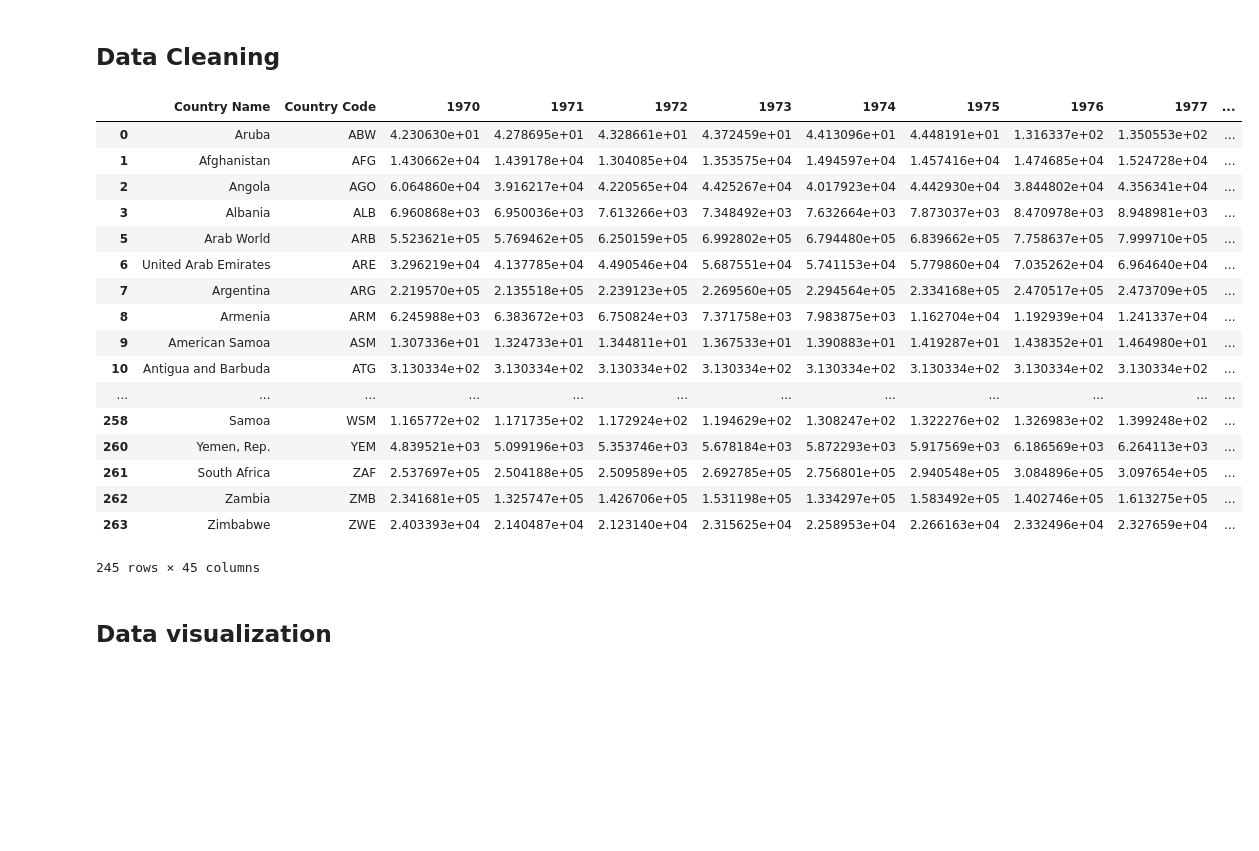
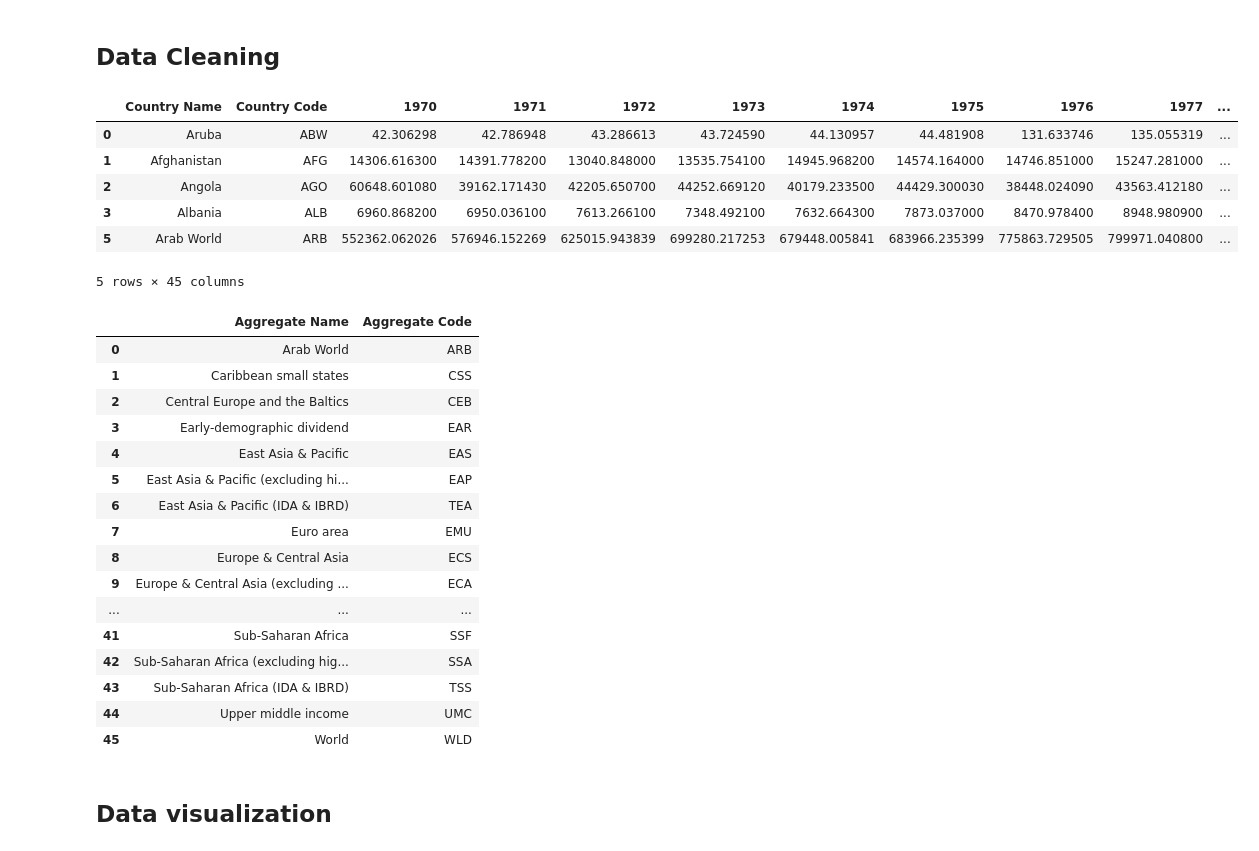
Before and after one commit to jasonrwang/ghg_analytics, a Jupyter notebook: ghg_analytics.ipynb, the cells around one changed output. Drawn from its saved outputs; the diff is of its cells as text; code cells hidden in the pictures; blank space fills up the shorter version.

```diff
--- a/ghg_analytics.ipynb
+++ b/ghg_analytics.ipynb
@@ -20,40 +20,58 @@ plt.style.use('ggplot')
 # %%
 #Import data on Greenhouse Gases
 GreenhouseGasesOriginalDf = pd.read_csv("Data Sources/GreenhouseGasData.csv", sep=',', skipinitialspace=True, skiprows=4)
 #print("Original dataframe...\n", GreenhouseGasesOriginalDf.head(10))
 
 #Drop the indicator name and indicator code as the values are same across the whole dataframe
 GreenhouseGasesDf = GreenhouseGasesOriginalDf.drop(["Indicator Code", "Indicator Name"], axis = 1)
 
 #Drop all the columns that contain only null values
-GreenhouseGasesDf = GreenhouseGasesDf.dropna(axis = 1, how="all")
+GreenhouseGasesDf.dropna(axis = 1, how="all", inplace=True)
 
 #Drop all the rows that contain only null values, starting from column 2
-GreenhouseGasesDf = GreenhouseGasesDf.dropna(axis = 0, how="all", subset = GreenhouseGasesDf.columns[2:])
+GreenhouseGasesDf.dropna(axis = 0, how="all", subset = GreenhouseGasesDf.columns[2:], inplace= True)
 
 #First interpolate missing values and then use backfill to fill starting NA values of a row
 GreenhouseGasesDf.iloc[:,2:] = GreenhouseGasesDf.iloc[:,2:].interpolate(axis = 1).bfill(axis=1)
 
-GreenhouseGasesDf
+GreenhouseGasesDf.head()
 # %% [output]
 |  | Country Name | Country Code | 1970 | 1971 | 1972 | 1973 | 1974 | 1975 | 1976 | 1977 | ... |
-| 0 | Aruba | ABW | 4.230630e+01 | 4.278695e+01 | 4.328661e+01 | 4.372459e+01 | 4.413096e+01 | 4.448191e+01 | 1.316337e+02 | 1.350553e+02 | ... |
-| 1 | Afghanistan | AFG | 1.430662e+04 | 1.439178e+04 | 1.304085e+04 | 1.353575e+04 | 1.494597e+04 | 1.457416e+04 | 1.474685e+04 | 1.524728e+04 | ... |
-| 2 | Angola | AGO | 6.064860e+04 | 3.916217e+04 | 4.220565e+04 | 4.425267e+04 | 4.017923e+04 | 4.442930e+04 | 3.844802e+04 | 4.356341e+04 | ... |
-| 3 | Albania | ALB | 6.960868e+03 | 6.950036e+03 | 7.613266e+03 | 7.348492e+03 | 7.632664e+03 | 7.873037e+03 | 8.470978e+03 | 8.948981e+03 | ... |
-| 5 | Arab World | ARB | 5.523621e+05 | 5.769462e+05 | 6.250159e+05 | 6.992802e+05 | 6.794480e+05 | 6.839662e+05 | 7.758637e+05 | 7.999710e+05 | ... |
-| 6 | United Arab Emirates | ARE | 3.296219e+04 | 4.137785e+04 | 4.490546e+04 | 5.687551e+04 | 5.741153e+04 | 5.779860e+04 | 7.035262e+04 | 6.964640e+04 | ... |
-| 7 | Argentina | ARG | 2.219570e+05 | 2.135518e+05 | 2.239123e+05 | 2.269560e+05 | 2.294564e+05 | 2.334168e+05 | 2.470517e+05 | 2.473709e+05 | ... |
-| 8 | Armenia | ARM | 6.245988e+03 | 6.383672e+03 | 6.750824e+03 | 7.371758e+03 | 7.983875e+03 | 1.162704e+04 | 1.192939e+04 | 1.241337e+04 | ... |
-| 9 | American Samoa | ASM | 1.307336e+01 | 1.324733e+01 | 1.344811e+01 | 1.367533e+01 | 1.390883e+01 | 1.419287e+01 | 1.438352e+01 | 1.464980e+01 | ... |
-| 10 | Antigua and Barbuda | ATG | 3.130334e+02 | 3.130334e+02 | 3.130334e+02 | 3.130334e+02 | 3.130334e+02 | 3.130334e+02 | 3.130334e+02 | 3.130334e+02 | ... |
-| ... | ... | ... | ... | ... | ... | ... | ... | ... | ... | ... | ... |
-| 258 | Samoa | WSM | 1.165772e+02 | 1.171735e+02 | 1.172924e+02 | 1.194629e+02 | 1.308247e+02 | 1.322276e+02 | 1.326983e+02 | 1.399248e+02 | ... |
-| 260 | Yemen, Rep. | YEM | 4.839521e+03 | 5.099196e+03 | 5.353746e+03 | 5.678184e+03 | 5.872293e+03 | 5.917569e+03 | 6.186569e+03 | 6.264113e+03 | ... |
-| 261 | South Africa | ZAF | 2.537697e+05 | 2.504188e+05 | 2.509589e+05 | 2.692785e+05 | 2.756801e+05 | 2.940548e+05 | 3.084896e+05 | 3.097654e+05 | ... |
-| 262 | Zambia | ZMB | 2.341681e+05 | 1.325747e+05 | 1.426706e+05 | 1.531198e+05 | 1.334297e+05 | 1.583492e+05 | 1.402746e+05 | 1.613275e+05 | ... |
-| 263 | Zimbabwe | ZWE | 2.403393e+04 | 2.140487e+04 | 2.123140e+04 | 2.315625e+04 | 2.258953e+04 | 2.266163e+04 | 2.332496e+04 | 2.327659e+04 | ... |
+| 0 | Aruba | ABW | 42.306298 | 42.786948 | 43.286613 | 43.724590 | 44.130957 | 44.481908 | 131.633746 | 135.055319 | ... |
+| 1 | Afghanistan | AFG | 14306.616300 | 14391.778200 | 13040.848000 | 13535.754100 | 14945.968200 | 14574.164000 | 14746.851000 | 15247.281000 | ... |
+| 2 | Angola | AGO | 60648.601080 | 39162.171430 | 42205.650700 | 44252.669120 | 40179.233500 | 44429.300030 | 38448.024090 | 43563.412180 | ... |
+| 3 | Albania | ALB | 6960.868200 | 6950.036100 | 7613.266100 | 7348.492100 | 7632.664300 | 7873.037000 | 8470.978400 | 8948.980900 | ... |
+| 5 | Arab World | ARB | 552362.062026 | 576946.152269 | 625015.943839 | 699280.217253 | 679448.005841 | 683966.235399 | 775863.729505 | 799971.040800 | ... |
-245 rows × 45 columns
+5 rows × 45 columns
+# %%
+#Import the dataframe which contains the codes of country group aggregates
+CountryGroupCodes = pd.read_excel("Data sources/CountryGroups.xls", sheet = "Groups", skiprows=226, header = None)
+CountryGroupCodes.dropna(how="all", inplace=True, axis=1)
+CountryGroupCodes.drop(columns=0,inplace=True)
+CountryGroupCodes.dropna(how="all", inplace=True, axis=0)
+CountryGroupCodes.columns = ["Aggregate Name", "Aggregate Code"]
+CountryGroupCodes
+
+#Drop the rows corresponding to aggregate country codes from existing dataframe to create a new country dataframe
+GreenhouseGasesCountryDf = GreenhouseGasesDf[GreenhouseGasesDf["Country Code"].apply(lambda x: False if x in CountryGroupCodes["Aggregate Code"].values else True)]
+# %% [output]
+|  | Aggregate Name | Aggregate Code |
+| 0 | Arab World | ARB |
+| 1 | Caribbean small states | CSS |
+| 2 | Central Europe and the Baltics | CEB |
+| 3 | Early-demographic dividend | EAR |
+| 4 | East Asia & Pacific | EAS |
+| 5 | East Asia & Pacific (excluding hi... | EAP |
+| 6 | East Asia & Pacific (IDA & IBRD) | TEA |
+| 7 | Euro area | EMU |
+| 8 | Europe & Central Asia | ECS |
+| 9 | Europe & Central Asia (excluding ... | ECA |
+| ... | ... | ... |
+| 41 | Sub-Saharan Africa | SSF |
+| 42 | Sub-Saharan Africa (excluding hig... | SSA |
+| 43 | Sub-Saharan Africa (IDA & IBRD) | TSS |
+| 44 | Upper middle income | UMC |
+| 45 | World | WLD |
 # %% [markdown]
 ## Data visualization
 # %%
```
Also changed, not shown: parts of 1 cell of this notebook, 1 other file.
